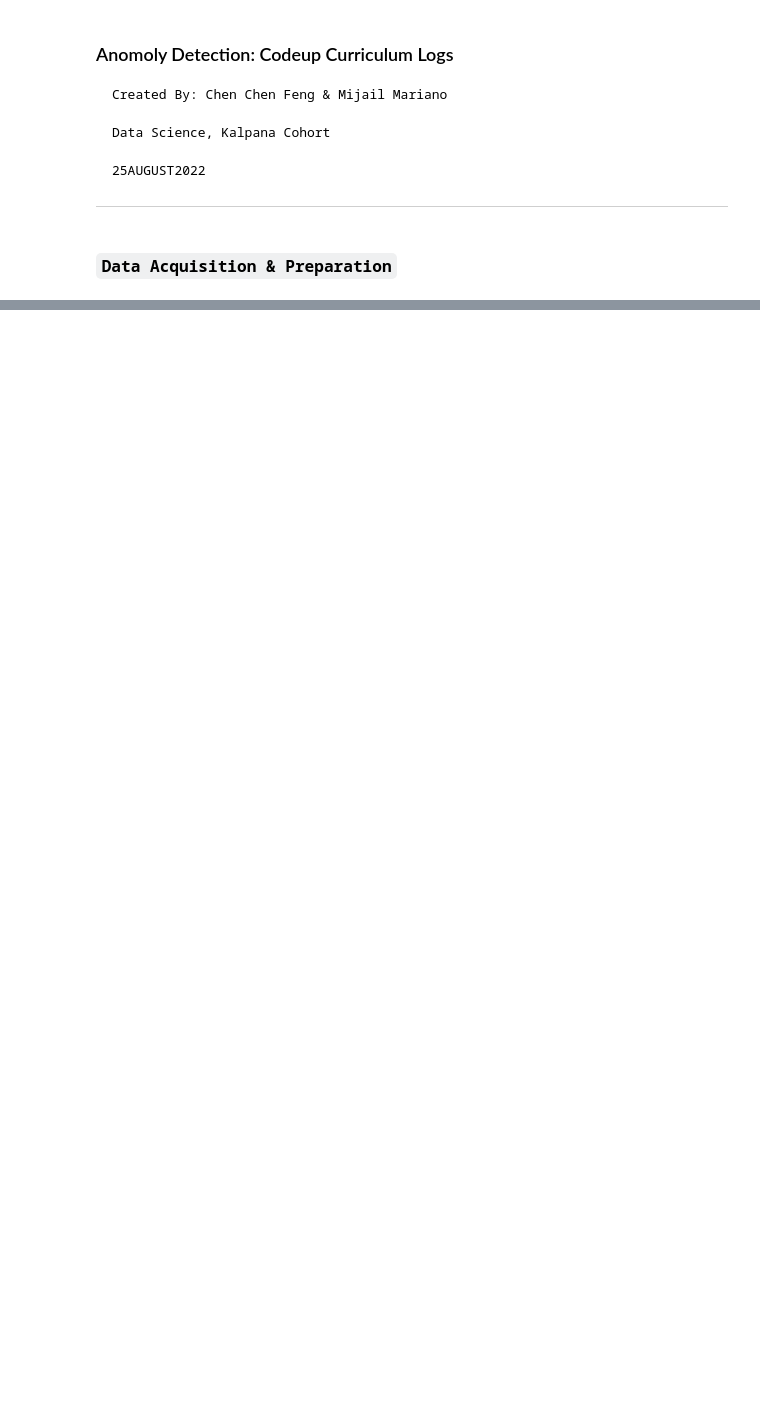
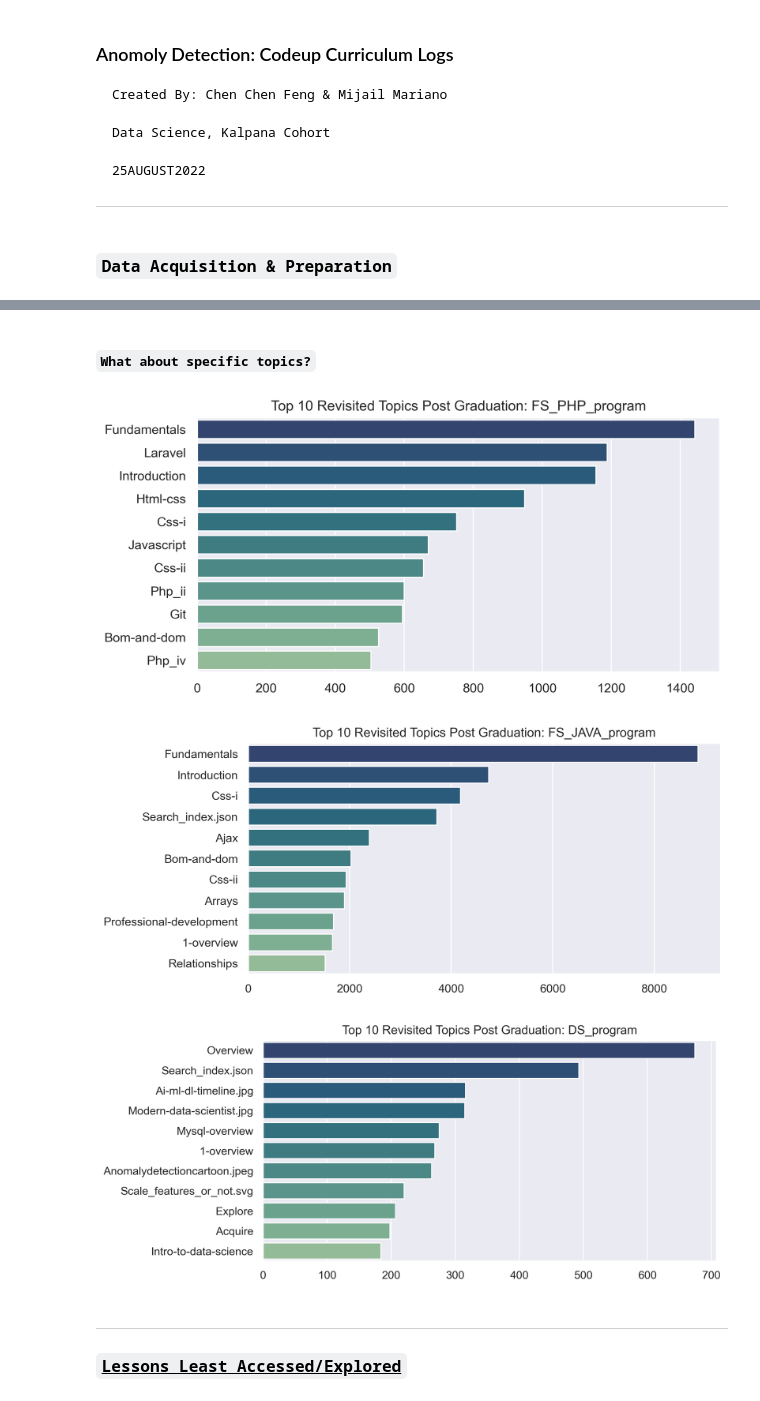
Before and after one commit to Kalpana-duo/project_anomaly, a Jupyter notebook: final_report.ipynb, the cells around one changed output, grey strips where cells are left out. Saved outputs shown, nothing was run; the diff lists cells and outputs as text; code cells hidden in the pictures; blank space fills up the shorter version.

```diff
--- a/final_report.ipynb
+++ b/final_report.ipynb
@@ -104,0 +206,11 @@ memory usage: 103.0+ MB
+# %% [markdown]
+#### **``What about specific topics?``**
+# %%
+prepare_final.most_grad_revisits_topics(grad_df)
+# %% [output]
+[figure, added]
+[figure, added]
+[figure, added]
+# %% [markdown]
+----
+### **<u>``Lessons Least Accessed/Explored``</u>**
```
Also changed, not shown: parts of 22 cells of this notebook, 2 other files.
